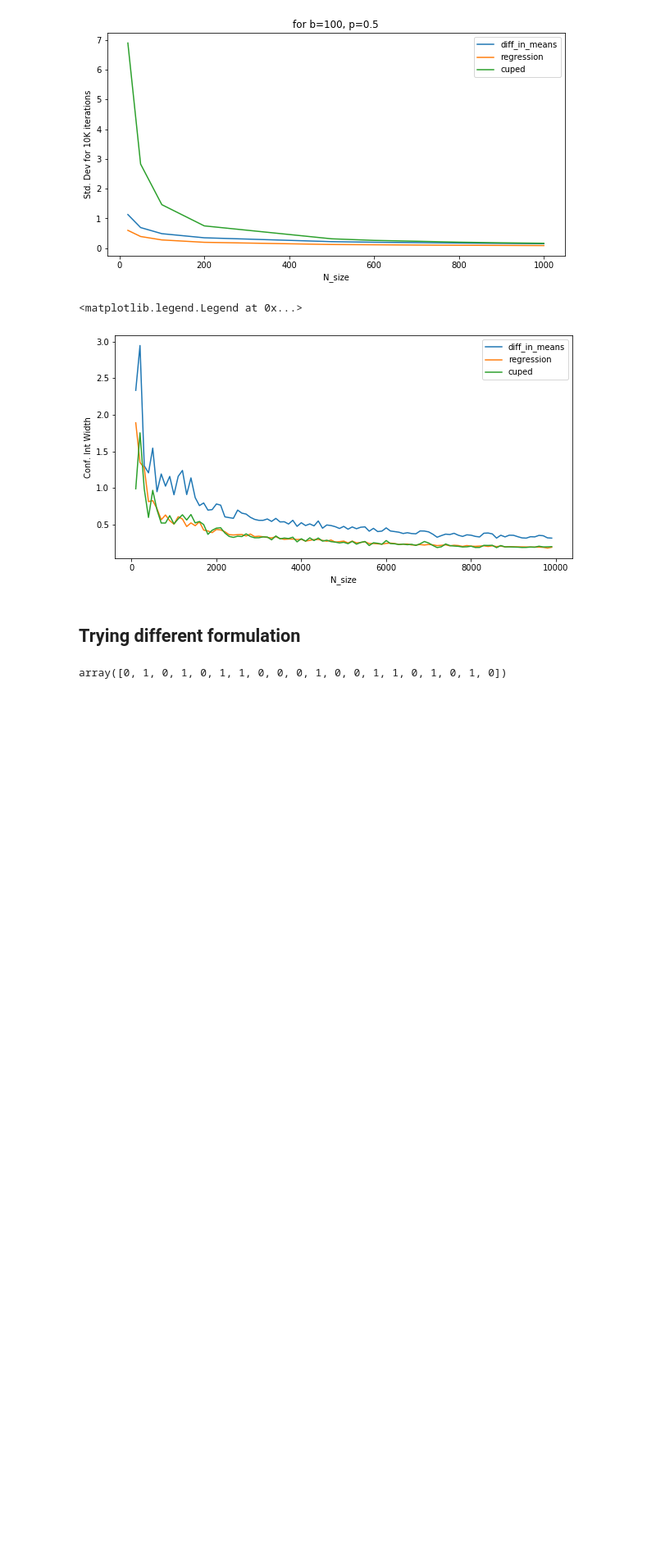
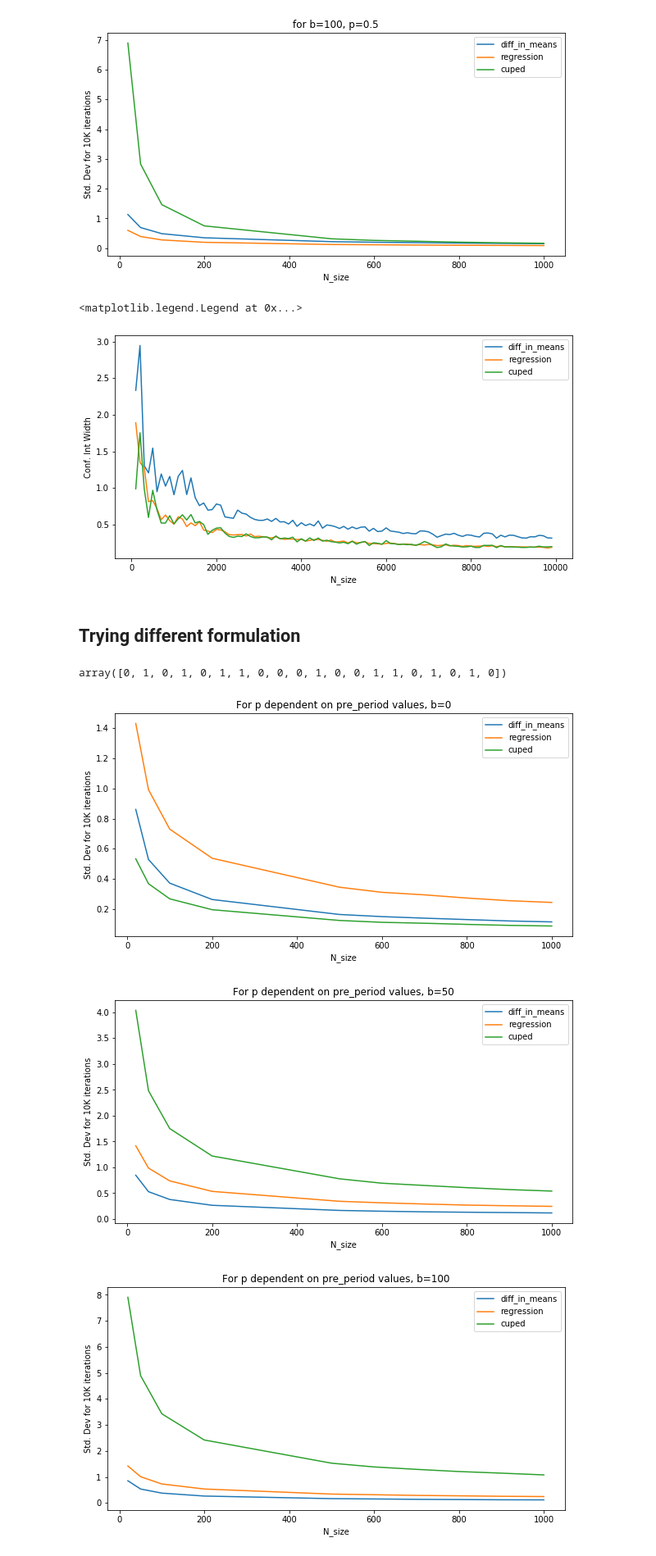
Before and after one commit to punyupunyu/causal_inference_exercises, a Jupyter notebook: simulations_variance_vs_bias.ipynb, the cells around one changed output. Shown at 82% size. Saved outputs shown, nothing was run; the diff lists cells and outputs as text; code cells hidden in the pictures; blank space fills up the shorter version.

Commit message:
new charts

```diff
--- a/simulations_variance_vs_bias.ipynb
+++ b/simulations_variance_vs_bias.ipynb
@@ -392,25 +392,29 @@ mydata.to_csv('data_simulation2.csv')
 # %%
 for b in b_array:
     labels = []
     x_array = []
     y_array = []
     fig, ax = plt.subplots(figsize=(10,5))
 
     for m in mydata['method'].unique():
     #     for plot of variance we're going to get the std dev of each of the 10000 simulations for each methodology
-        x = mydata[(mydata['method'] == m) & (mydata.b == b) & (mydata.p == p)].groupby('N').mean().reset_index().N
-        y = mydata[(mydata['method'] == m) & (mydata.b == b) & (mydata.p == p)].groupby('N').agg('std')['observed_treatment_effect'].values
+        x = mydata[(mydata['method'] == m) & (mydata.b == b)].groupby('N').mean().reset_index().N
+        y = mydata[(mydata['method'] == m) & (mydata.b == b)].groupby('N').agg('std')['observed_treatment_effect'].values
         y_array.append(y)
         x_array.append(x)
         labels.append(m)
         #     ci_low = mydata[mydata['method'] == m]['conf_low'].values
         #     ci_high = mydata[mydata['method'] == m]['conf_high'].values
     for i in range(len(y_array)):
         ax.plot(x_array[i], y_array[i], label=labels[i])
     ax.legend()
     ax.set_title("For p dependent on pre_period values, b={}".format(b))
     ax.set_xlabel('N_size')
     ax.set_ylabel('Std. Dev for 10K iterations')
 
 
 # mydata[mydata['method'] == 'diff_in_means'].plot(x = 'N', y = 'observed_treatment_effect')
+# %% [output]
+[figure, added]
+[figure, added]
+[figure, added]
```
Also changed, not shown: parts of 1 cell of this notebook.
